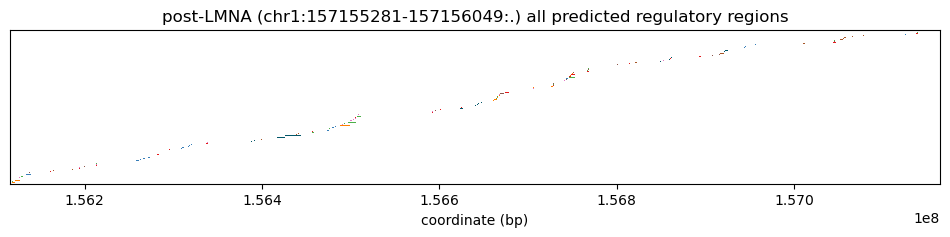
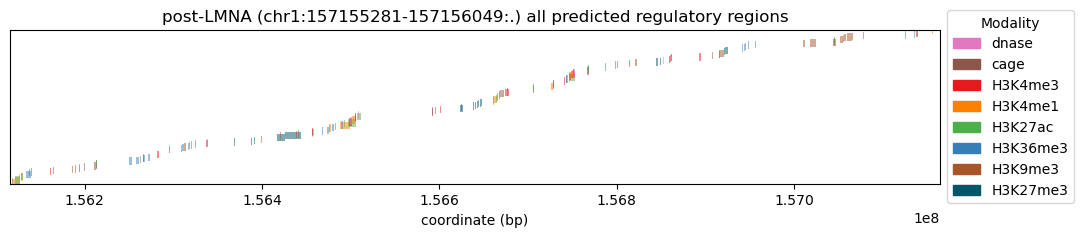
Code edit (unified diff) that turned the first committed figure into the second:
--- before
+++ after
@@ -11,5 +11,6 @@
         interval=interval,
         y=i,                    # stack vertically; use 0 for all on one row
-        height=1,
+        height=10,
+        alpha=0.5,
         color=color,            # passed through to Rectangle
         # label=bed_df["category"].iloc[i],  # optional
@@ -20,4 +21,11 @@
 ax.set_xlabel("coordinate (bp)")
 ax.set_title(f'{lmna_context}-LMNA ({interval}) all predicted regulatory regions')
+label_order = list(MODALITY_COLORS) + HISTONE_MARKS
+used = [c for c in label_order if c in set(bed_df["category"])]
+handles = [
+    mpatches.Patch(color=color_from_category(c), label=c)
+    for c in used
+]
+ax.legend(handles=handles, title="Modality", loc="center left", bbox_to_anchor=(1, 0, 0.5, 1))
 fig.savefig(f'figs/lmna_predictions_LV_1MB_{lmna_context}_all_preds.png', dpi=300, bbox_inches="tight")
 

Commit: more fig updates